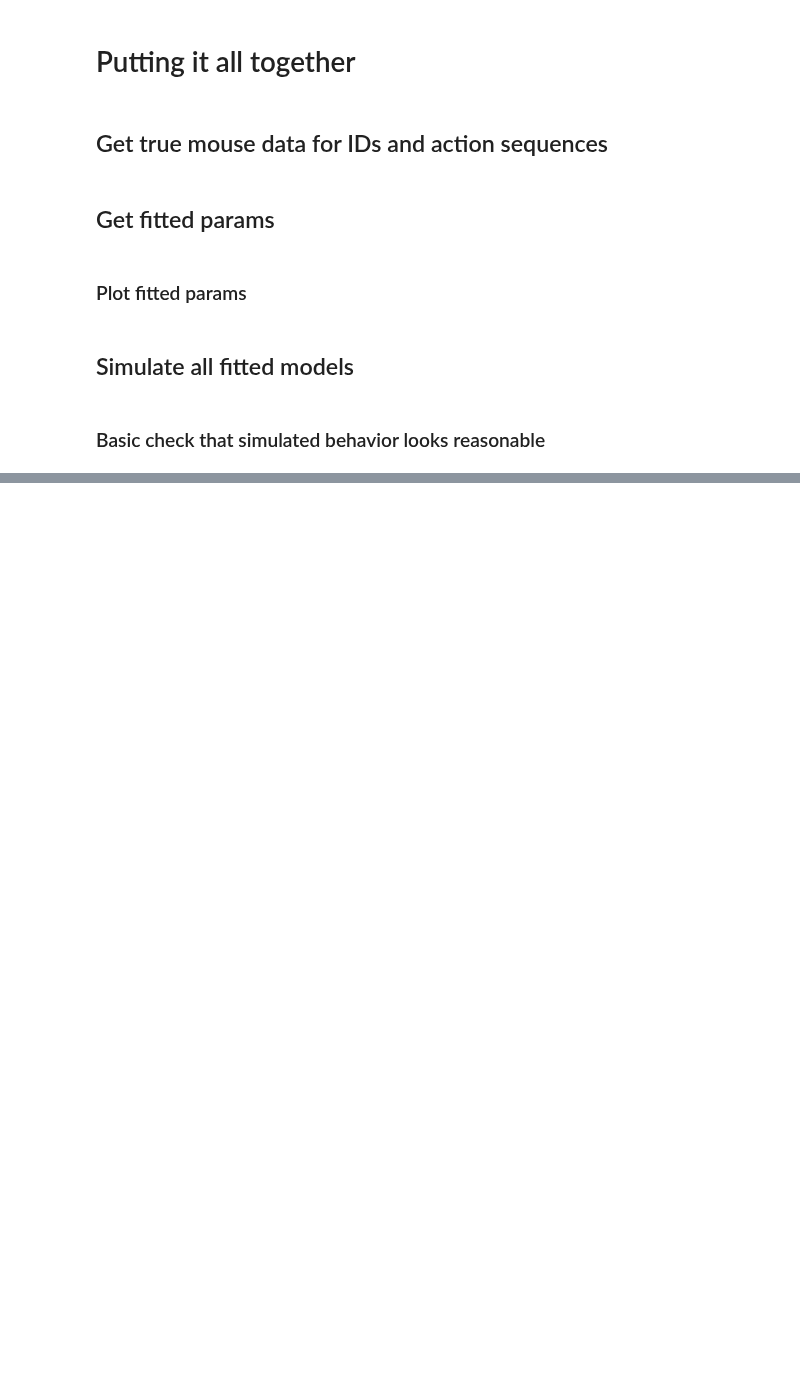
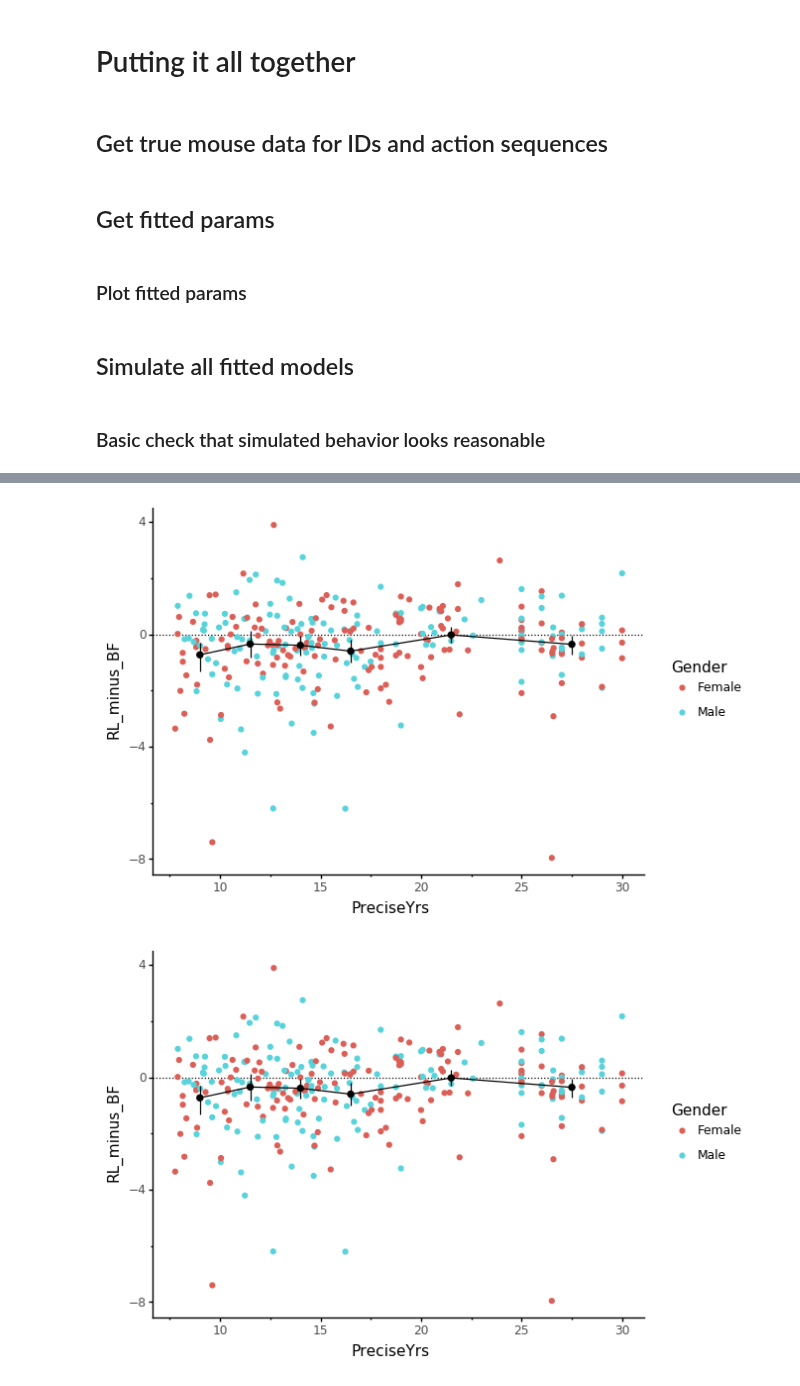
Before and after one commit to MariaEckstein/SLCN, a Jupyter notebook: models/SimulateMouseBehavior.ipynb, the cells around one changed output, grey strips where cells are left out. Drawn from its saved outputs; the diff is of its cells as text; code cells hidden in the pictures; blank space fills up the shorter version.

Commit message:
pretty up

```diff
--- a/models/SimulateMouseBehavior.ipynb
+++ b/models/SimulateMouseBehavior.ipynb
@@ -9,7 +9,8 @@ import plotnine as gg
 gg.theme_set(gg.theme_classic)
 import scipy
 # %%
-fitted_param_dir = 'C:/Users/maria/MEGAsync/SLCN/PShumanData/fitting/mice/'
-plot_dir = 'C:/Users/maria/MEGAsync/SLCN/models/plots'
+fitted_param_dir = 'C:/Users/maria/MEGAsync/SLCN/PShumanData/fitting/mice'
+fitted_param_plot_dir = 'C:/Users/maria/MEGAsync/SLCN/models/plots'
+plot_dir = "C:/Users/maria/MEGAsync/SLCNdata/ProbSwitch/Plots"
 mouse_data_dir = 'C:/Users/maria/MEGAsync/SLCN/PSMouseData'
 # %% [markdown]
@@ -773,0 +712,26 @@ gg.options.figure_size = (10, 10)
+# %%
+# Get ages file
+ages = pd.read_csv(ages_file_dir)
+ages = ages.rename({'ID': 'sID'}, axis=1)
+ages.Gender = ages.Gender.replace({2: 'Female', 1: 'Male'})
+ages['age_group'] = make_groups(ages, 'PreciseYrs')
+ages['age_group_'] = ages.age_group.replace({'25%': 9, '50%': 11.5, '75%': 14, '100%': 16.5, 'UCB': 21.5, 'Adult': 27.5}).astype(float)
+ages
+
+# Calculate NLL for each participant, for each model
+NLL_model_names = (
+    'RLab', 'RLabc', 'RLabcp', 'RLabcpn', 'RLabcpnx', 'RLabnp2',
+    'B', 'Bb', 'Bbp', 'Bbpr', 'Bbspr'
+)
+
+NLLs = pd.DataFrame({'sID': ages.sID, 'NLL': 0})
+for model_name in NLL_model_names:
+    print(model_name)
+    NLL = NLL_from_data_and_params(fitted_param_path, hum_data_path, model_name)
+    NLLs = NLLs.merge(NLL, on='sID', suffixes=("", "_{}".format(model_name)))
+
+# Make NLLs pretty
+NLLs = NLLs.drop('NLL', axis=1)
+NLLs = NLLs.rename(columns={'NLL_{}'.format(n): n for n in NLL_model_names})
+NLLs['RL_minus_BF'] = NLLs['RLabnp2'] - NLLs['Bbspr']
+NLLs
@@ -773,0 +763,12 @@ gg.options.figure_size = (10, 10)
+# %%
+g = (gg.ggplot(NLLs.merge(ages), gg.aes('PreciseYrs', 'RL_minus_BF'))
+ + gg.geom_hline(yintercept=0, linetype='dotted')
+ + gg.geom_point(gg.aes(color='Gender'))
+ + gg.stat_summary(gg.aes('age_group_'))
+ + gg.stat_summary(gg.aes('age_group_'), geom='line')
+)
+g.save(os.path.join(plot_dir, "h_age_NLL_RL_BF.png"), width=4, height=4)
+g.draw()
+# %% [output]
+[figure, added]
+[figure, added]
```
Also changed, not shown: parts of 18 cells of this notebook.
